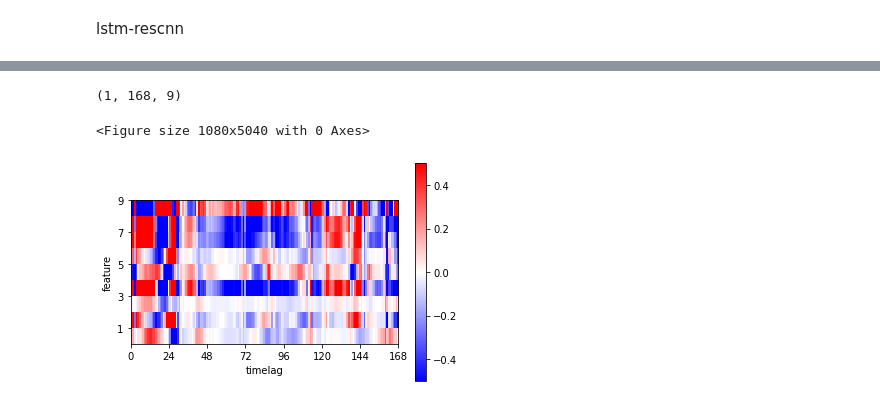
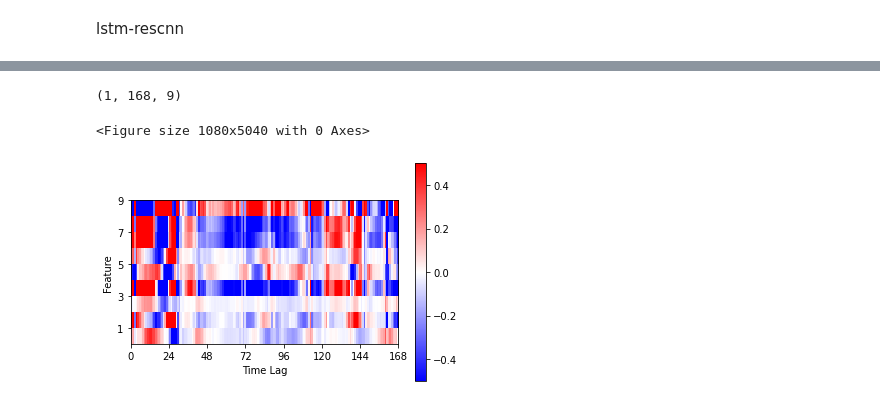
Before and after one commit to ikwak2/hj19_timeseries, a Jupyter notebook: chan/bike feature importance.ipynb, the cells around one changed output, grey strips where cells are left out. Saved outputs shown, nothing was run; the diff lists cells and outputs as text; code cells hidden in the pictures.

```diff
--- a/chan/bike feature importance.ipynb
+++ b/chan/bike feature importance.ipynb
@@ -552,33 +552,33 @@ print(grad_weight.shape)
 plt.figure(figsize=(15,70))
 
 #plt.plot(X_test[8], 'k')
 a=grad_weight.numpy()
 a=a.reshape(168,9)
 a=a.transpose()
 
 #print(a)
 fig, ax = plt.subplots(1,1)
 
 extent = [0 , 168, 0 , 9]
 y_label_list = [1,3,5,7,9]
 x_label_list = [0,24,48,72,96,120,144,168]
 ax.set_xticks([0,24,48,72,96,120,144,168])
 
 ax.set_yticks([10,30,50,70,90])
 
 ax.set_xticklabels(x_label_list)
 ax.set_yticklabels(y_label_list)
 
 ax.set_xticklabels(x_label_list)
 ax.set_yticklabels(y_label_list)
-ax.set_ylabel('feature')
-ax.set_xlabel('timelag')
+ax.set_ylabel('Feature')
+ax.set_xlabel('Time Lag')
 
 plt.imshow(a,extent = [0 , 168, 0 , 90], vmin=-0.5, vmax=0.5, cmap="bwr", interpolation='nearest')
 plt.colorbar()
 
 plt.show()
 # %% [output]
 (1, 168, 9)
 <Figure size 1080x5040 with 0 Axes>
-[figure, old version]
+[figure, new version]
```
Also changed, not shown: parts of 4 cells of this notebook, 1 other file.
